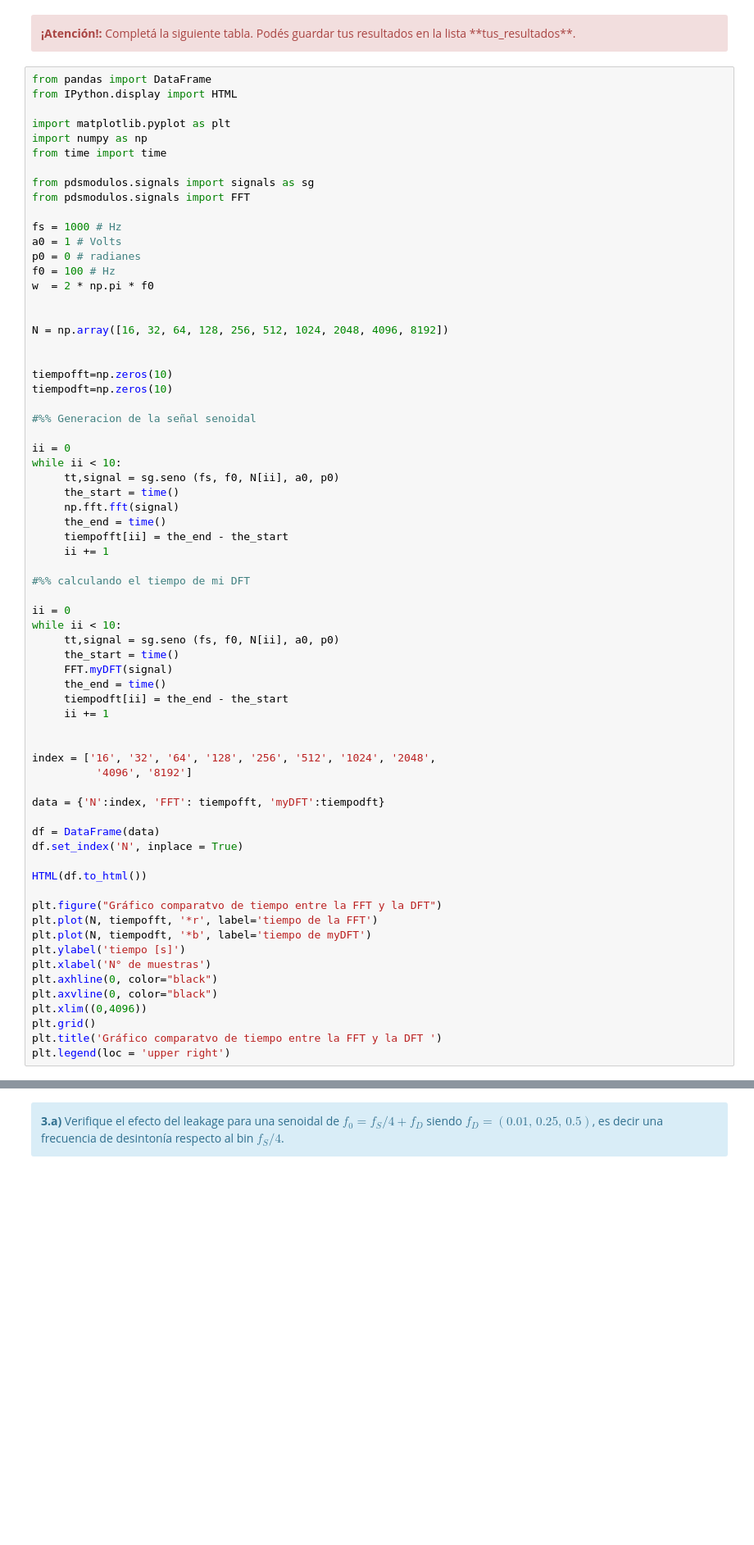
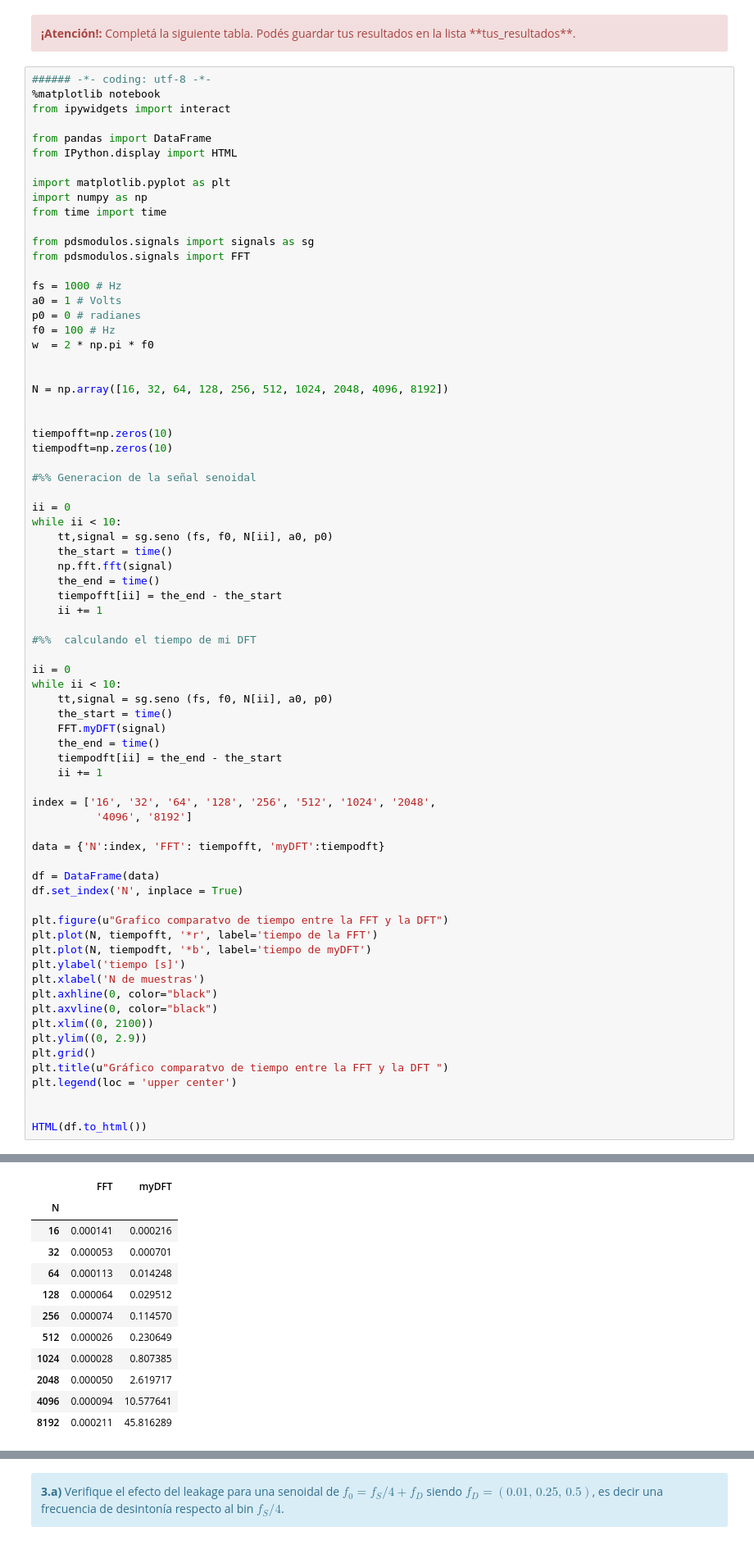
Before and after one commit to NicolasFerragamo/pdstestbench, a Jupyter notebook: TP1 - Muestreo de señales - Forurier.ipynb, the cells around one changed output, grey strips where cells are left out. Shown: that part at 82% size. Cells and saved outputs as stored; diff of their text form; blank space fills up the shorter version.

```diff
--- a/TP1 - Muestreo de señales - Forurier.ipynb
+++ b/TP1 - Muestreo de señales - Forurier.ipynb
@@ -356,6 +356,10 @@ hello
 <b>¡Atención!:</b> Completá la siguiente tabla. Podés guardar tus resultados en la lista **tus_resultados**.
 </div>
 # %%
+###### -*- coding: utf-8 -*-
+%matplotlib notebook
+from ipywidgets import interact
+
 from pandas import DataFrame
 from IPython.display import HTML
 
@@ -383,24 +387,23 @@ tiempodft=np.zeros(10)
 
 ii = 0
 while ii < 10:
-     tt,signal = sg.seno (fs, f0, N[ii], a0, p0)
-     the_start = time()
-     np.fft.fft(signal)
-     the_end = time()
-     tiempofft[ii] = the_end - the_start
-     ii += 1
+    tt,signal = sg.seno (fs, f0, N[ii], a0, p0)
+    the_start = time()
+    np.fft.fft(signal)
+    the_end = time()
+    tiempofft[ii] = the_end - the_start
+    ii += 1
 
-#%% calculando el tiempo de mi DFT
+#%%  calculando el tiempo de mi DFT
 
 ii = 0
 while ii < 10:
-     tt,signal = sg.seno (fs, f0, N[ii], a0, p0)
-     the_start = time()
-     FFT.myDFT(signal)
-     the_end = time()
-     tiempodft[ii] = the_end - the_start
-     ii += 1
-
+    tt,signal = sg.seno (fs, f0, N[ii], a0, p0)
+    the_start = time()
+    FFT.myDFT(signal)
+    the_end = time()
+    tiempodft[ii] = the_end - the_start
+    ii += 1
 
 index = ['16', '32', '64', '128', '256', '512', '1024', '2048',
           '4096', '8192']
@@ -410,17 +413,19 @@ data = {'N':index, 'FFT': tiempofft, 'myDFT':tiempodft}
 df = DataFrame(data)
 df.set_index('N', inplace = True)
 
-HTML(df.to_html())
-
-plt.figure("Gráfico comparatvo de tiempo entre la FFT y la DFT")
+plt.figure(u"Grafico comparatvo de tiempo entre la FFT y la DFT")
 plt.plot(N, tiempofft, '*r', label='tiempo de la FFT')
 plt.plot(N, tiempodft, '*b', label='tiempo de myDFT')
 plt.ylabel('tiempo [s]')
-plt.xlabel('N° de muestras')
+plt.xlabel('N de muestras')
 plt.axhline(0, color="black")
 plt.axvline(0, color="black")
-plt.xlim((0,4096))
+plt.xlim((0, 2100))
+plt.ylim((0, 2.9))
 plt.grid()
-plt.title('Gráfico comparatvo de tiempo entre la FFT y la DFT ')
-plt.legend(loc = 'upper right')
+plt.title(u"Gráfico comparatvo de tiempo entre la FFT y la DFT ")
+plt.legend(loc = 'upper center')
+
+
+HTML(df.to_html())
 # %% [output]
@@ -428,0 +434,12 @@ plt.legend(loc = 'upper right')
+|  | FFT | myDFT |
+| N |  |  |
+| 16 | 0.000141 | 0.000216 |
+| 32 | 0.000053 | 0.000701 |
+| 64 | 0.000113 | 0.014248 |
+| 128 | 0.000064 | 0.029512 |
+| 256 | 0.000074 | 0.114570 |
+| 512 | 0.000026 | 0.230649 |
+| 1024 | 0.000028 | 0.807385 |
+| 2048 | 0.000050 | 2.619717 |
+| 4096 | 0.000094 | 10.577641 |
+| 8192 | 0.000211 | 45.816289 |
```
Also changed, not shown: parts of 16 cells of this notebook, 15 other files.
